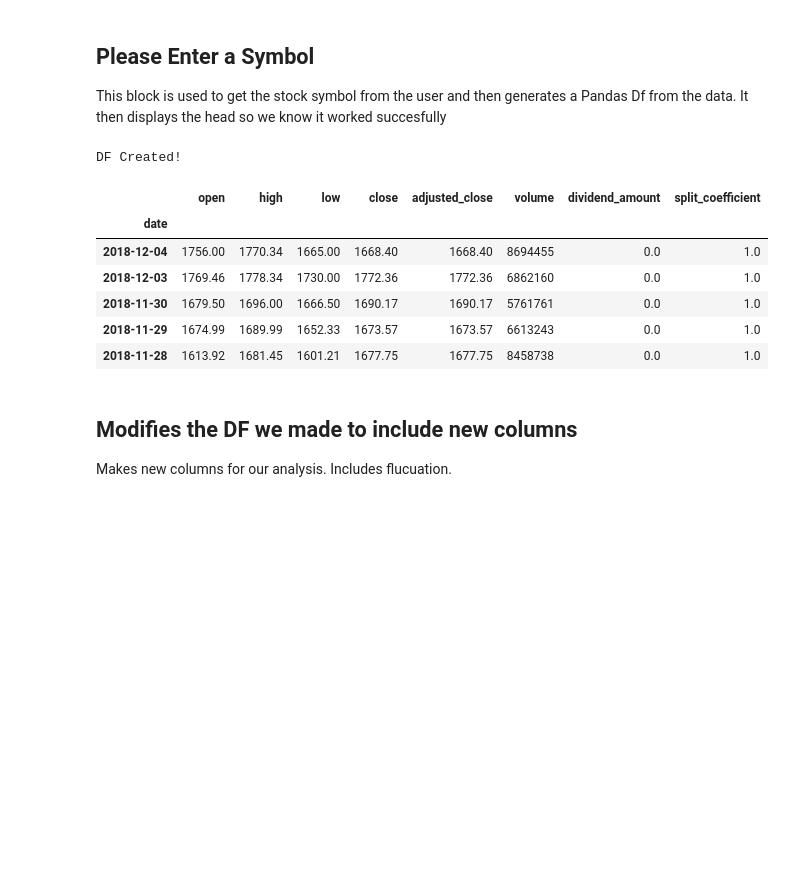
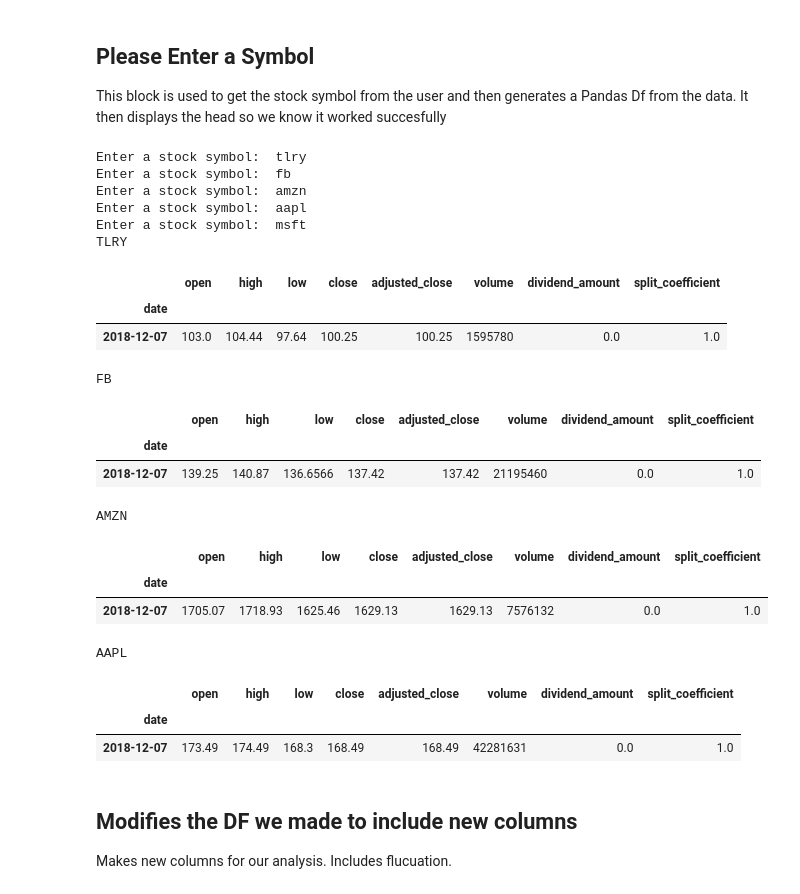
Before and after one commit to fairfield-university-ba505-fall2018/final-project-stuart-s-suicide-squad, a Jupyter notebook: Brian/front_end.ipynb, the cells around one changed output. Drawn from its saved outputs; the diff is of its cells as text; code cells hidden in the pictures; blank space fills up the shorter version.

Commit message:
updated to loop through user inputed list of symbols

```diff
--- a/Brian/front_end.ipynb
+++ b/Brian/front_end.ipynb
@@ -9,20 +9,38 @@ from IPython.display import HTML, display
 This block is used to get the stock symbol from the user and then generates a Pandas Df from the data. It then displays the head so we know it worked succesfully
 # %%
 #symbol = input("Enter a stock symbol: ").upper()
-symbol = 'AMZN'
+#symbol = 'AMZN' *
 #bk.pass_symbol(symbol)
-df_user = bk.make_df(symbol)
-display(df_user.head())
-#print(bk.get_stocks()) --> this currently works to pass a repetaed list of inputs that the user will get
+#df_user = bk.make_df(symbol) *
+#display(df_user.head())*
+symbols = bk.get_stocks() #this currently works to pass a repetaed list of inputs that the user will get
+stock_dfs = bk.make_df2(symbols)
+stock_dfs_length = len(stock_dfs)
+for symbol in range(0,stock_dfs_length):
+    print(symbols[symbol])
+    display(stock_dfs[symbol].head(1))
 # %% [output]
-DF Created!
+Enter a stock symbol:  tlry
+Enter a stock symbol:  fb
+Enter a stock symbol:  amzn
+Enter a stock symbol:  aapl
+Enter a stock symbol:  msft
+TLRY
 |  | open | high | low | close | adjusted_close | volume | dividend_amount | split_coefficient |
 | date |  |  |  |  |  |  |  |  |
-| 2018-12-04 | 1756.00 | 1770.34 | 1665.00 | 1668.40 | 1668.40 | 8694455 | 0.0 | 1.0 |
-| 2018-12-03 | 1769.46 | 1778.34 | 1730.00 | 1772.36 | 1772.36 | 6862160 | 0.0 | 1.0 |
-| 2018-11-30 | 1679.50 | 1696.00 | 1666.50 | 1690.17 | 1690.17 | 5761761 | 0.0 | 1.0 |
-| 2018-11-29 | 1674.99 | 1689.99 | 1652.33 | 1673.57 | 1673.57 | 6613243 | 0.0 | 1.0 |
-| 2018-11-28 | 1613.92 | 1681.45 | 1601.21 | 1677.75 | 1677.75 | 8458738 | 0.0 | 1.0 |
+| 2018-12-07 | 103.0 | 104.44 | 97.64 | 100.25 | 100.25 | 1595780 | 0.0 | 1.0 |
+FB
+|  | open | high | low | close | adjusted_close | volume | dividend_amount | split_coefficient |
+| date |  |  |  |  |  |  |  |  |
+| 2018-12-07 | 139.25 | 140.87 | 136.6566 | 137.42 | 137.42 | 21195460 | 0.0 | 1.0 |
+AMZN
+|  | open | high | low | close | adjusted_close | volume | dividend_amount | split_coefficient |
+| date |  |  |  |  |  |  |  |  |
+| 2018-12-07 | 1705.07 | 1718.93 | 1625.46 | 1629.13 | 1629.13 | 7576132 | 0.0 | 1.0 |
+AAPL
+|  | open | high | low | close | adjusted_close | volume | dividend_amount | split_coefficient |
+| date |  |  |  |  |  |  |  |  |
+| 2018-12-07 | 173.49 | 174.49 | 168.3 | 168.49 | 168.49 | 42281631 | 0.0 | 1.0 |
 # %% [markdown]
 ## Modifies the DF we made to include new columns
 Makes new columns for our analysis. Includes flucuation.
```
Also changed, not shown: parts of 7 cells of this notebook, 1 other file.
